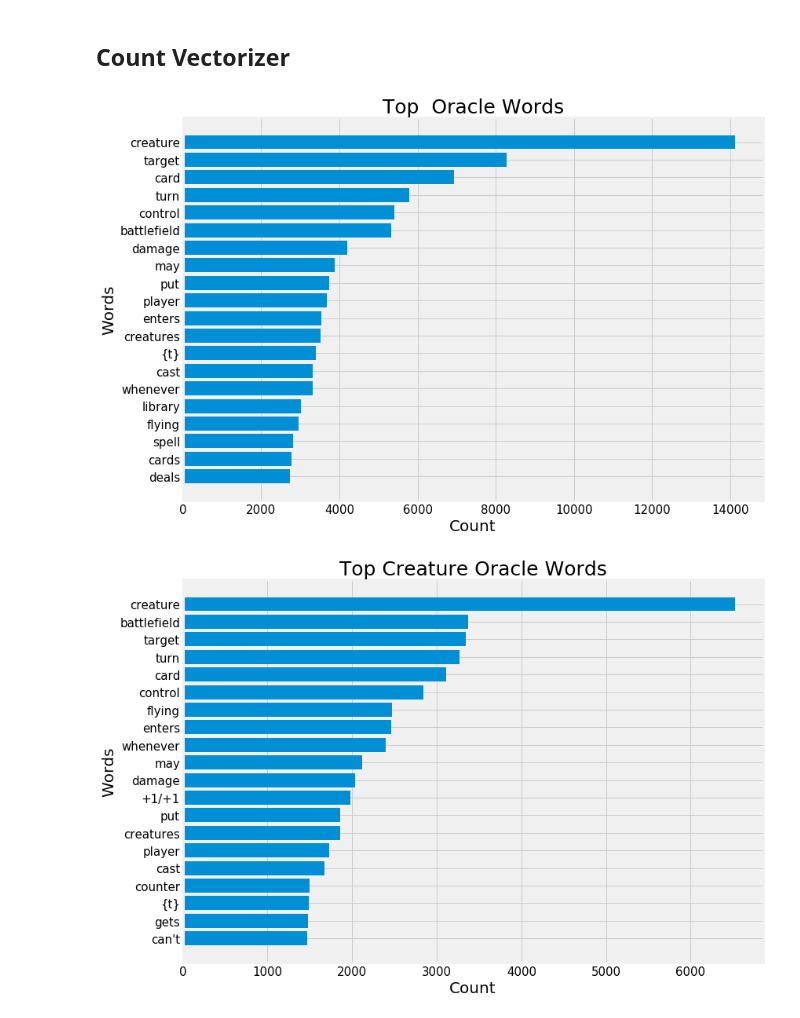
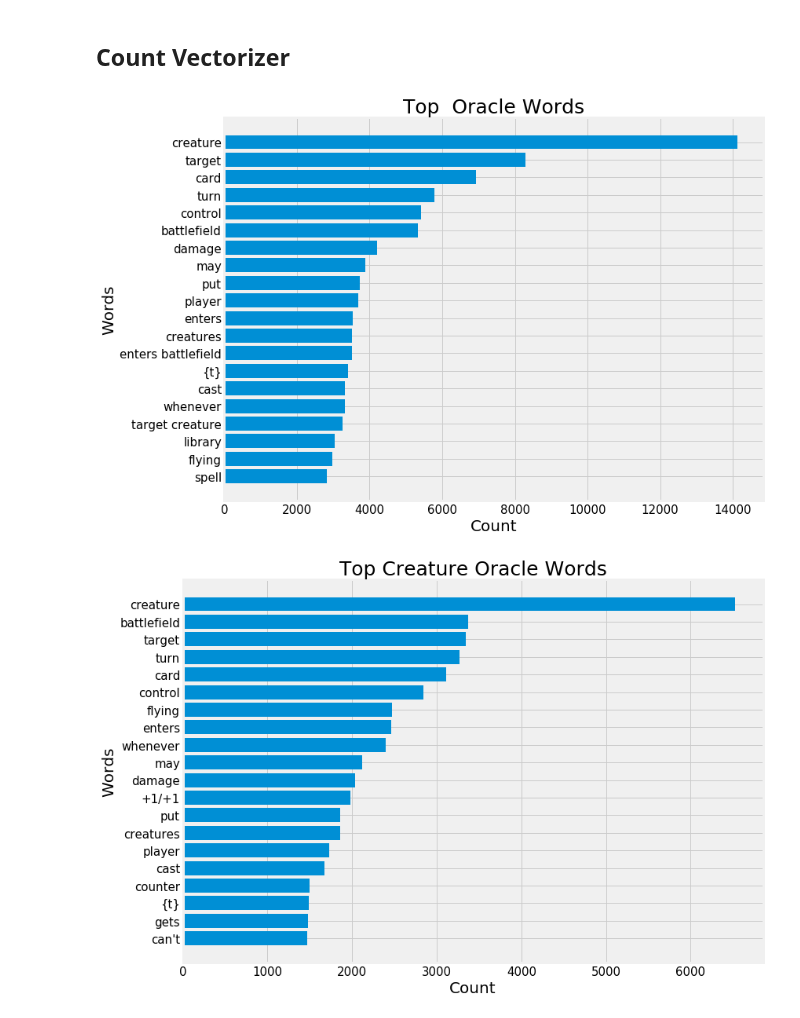
Before and after one commit to CreightonAshton/MTG_Recommender, a Jupyter notebook: Code/02-EDA.ipynb, the cells around one changed output. Drawn from its saved outputs; the diff is of its cells as text; code cells hidden in the pictures.

```diff
--- a/Code/02-EDA.ipynb
+++ b/Code/02-EDA.ipynb
@@ -187,9 +187,9 @@ def top_words(df, card_type, ng=(1,1), stops=['none']):
 stops = stopwords.words()
 stops += ['none']
 # %%
-top_words(df, '', stops=stops)
+top_words(df, '', ng=(1,6), stops=stops)
 # %% [output]
-[figure, old version]
+[figure, new version]
 # %%
 # make a df that is just creatures
 creature_df = df.loc[(df['card_type'] == 'Creature') | (df['card_type'] == 'Artifact Creature') |
```
Also changed, not shown: parts of 1 cell of this notebook, 4 other files.
